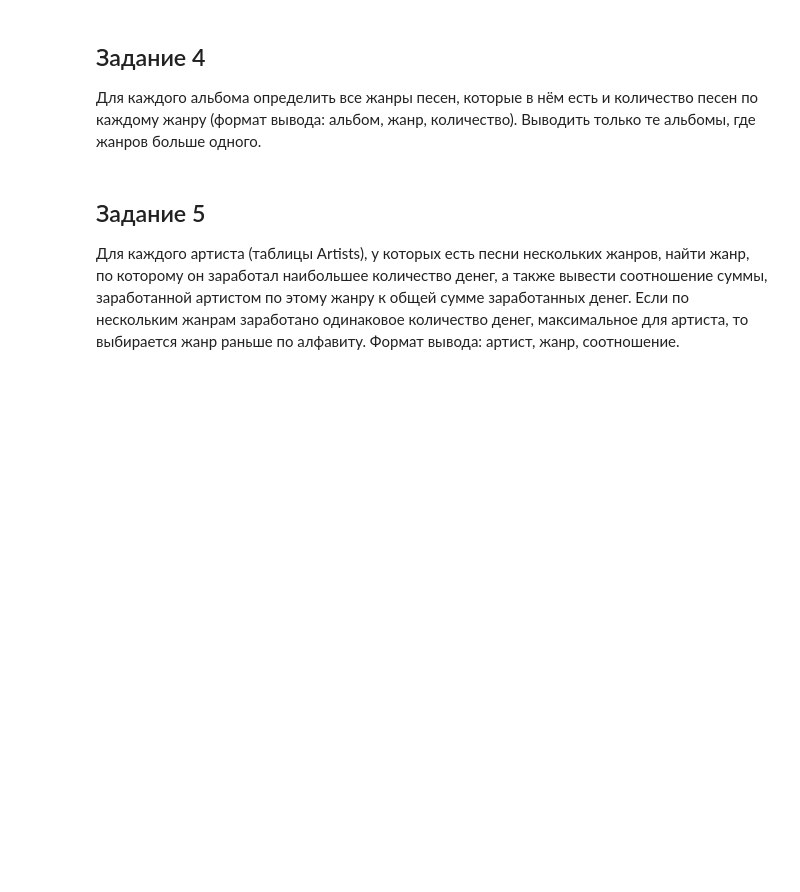
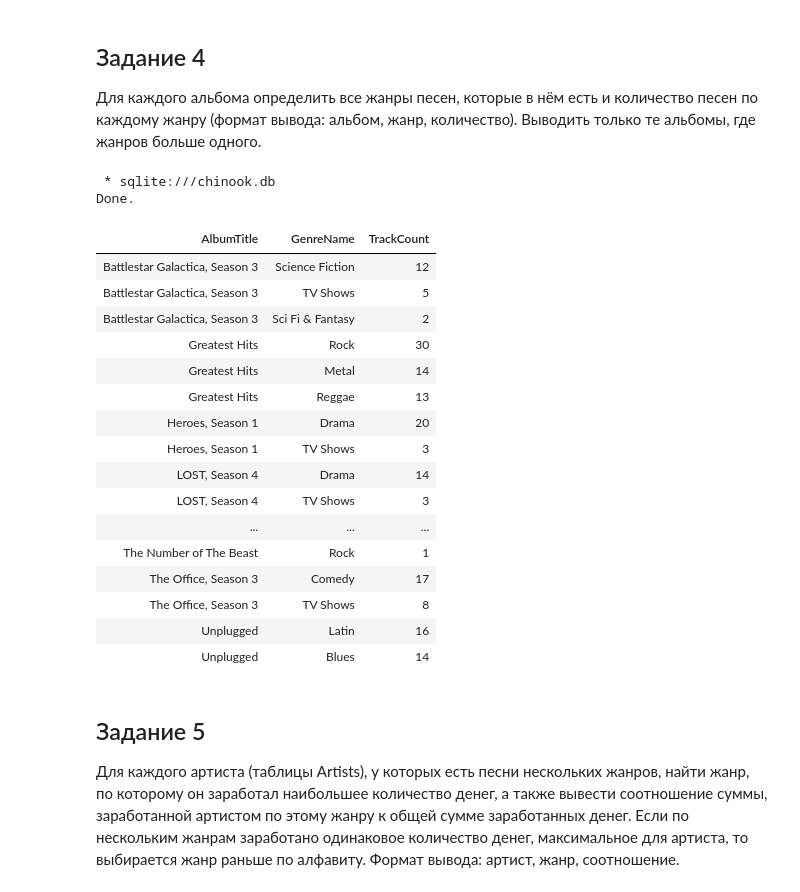
Before and after one commit to Prost444/mirea-pmi-2d-year, a Jupyter notebook: 3d-semestr/DataBases/Лабораторная_3.ipynb, the cells around one changed output. Cells and saved outputs as stored; diff of their text form; code cells hidden in the pictures; blank space fills up the shorter version.

```diff
--- a/3d-semestr/DataBases/Лабораторная_3.ipynb
+++ b/3d-semestr/DataBases/Лабораторная_3.ipynb
@@ -38,6 +96,58 @@ Done.
 ## Задание 4
 Для каждого альбома определить все жанры песен, которые в нём есть и количество песен по каждому жанру (формат вывода: альбом, жанр, количество).
 Выводить только те альбомы, где жанров больше одного.
+# %%
+%%sql
+WITH AlbumGenres AS (
+    SELECT
+        albums.Title AS AlbumTitle,
+        genres.Name AS GenreName,
+        COUNT(tracks.TrackId) AS TrackCount,
+        albums.AlbumId
+    FROM
+        albums
+    JOIN tracks ON albums.AlbumId = tracks.AlbumId
+    JOIN genres ON tracks.GenreId = genres.GenreId
+    GROUP BY albums.AlbumId, genres.GenreId
+),
+AlbumGenreCounts AS (
+    SELECT
+        AlbumId,
+        COUNT(DISTINCT GenreName) AS GenreCount
+    FROM AlbumGenres
+    GROUP BY AlbumId
+    HAVING GenreCount > 1
+)
+SELECT
+    ag.AlbumTitle,
+    ag.GenreName,
+    ag.TrackCount
+FROM
+    AlbumGenres ag
+JOIN AlbumGenreCounts agc ON ag.AlbumId = agc.AlbumId
+ORDER BY
+    ag.AlbumTitle,
+    ag.TrackCount DESC;
+# %% [output]
+ * sqlite:///chinook.db
+Done.
+| AlbumTitle | GenreName | TrackCount |
+| Battlestar Galactica, Season 3 | Science Fiction | 12 |
+| Battlestar Galactica, Season 3 | TV Shows | 5 |
+| Battlestar Galactica, Season 3 | Sci Fi & Fantasy | 2 |
+| Greatest Hits | Rock | 30 |
+| Greatest Hits | Metal | 14 |
+| Greatest Hits | Reggae | 13 |
+| Heroes, Season 1 | Drama | 20 |
+| Heroes, Season 1 | TV Shows | 3 |
+| LOST, Season 4 | Drama | 14 |
+| LOST, Season 4 | TV Shows | 3 |
+| ... | ... | ... |
+| The Number of The Beast | Rock | 1 |
+| The Office, Season 3 | Comedy | 17 |
+| The Office, Season 3 | TV Shows | 8 |
+| Unplugged | Latin | 16 |
+| Unplugged | Blues | 14 |
 # %% [markdown]
 ## Задание 5
 Для каждого артиста (таблицы Artists), у которых есть песни нескольких жанров, найти жанр, по которому он заработал наибольшее количество денег, а также вывести соотношение суммы, заработанной артистом по этому жанру к общей сумме заработанных денег. Если по нескольким жанрам заработано одинаковое количество денег, максимальное для артиста, то выбирается жанр раньше по алфавиту. Формат вывода: артист, жанр, соотношение.
```
Also changed, not shown: parts of 5 cells of this notebook, 4 other files.
